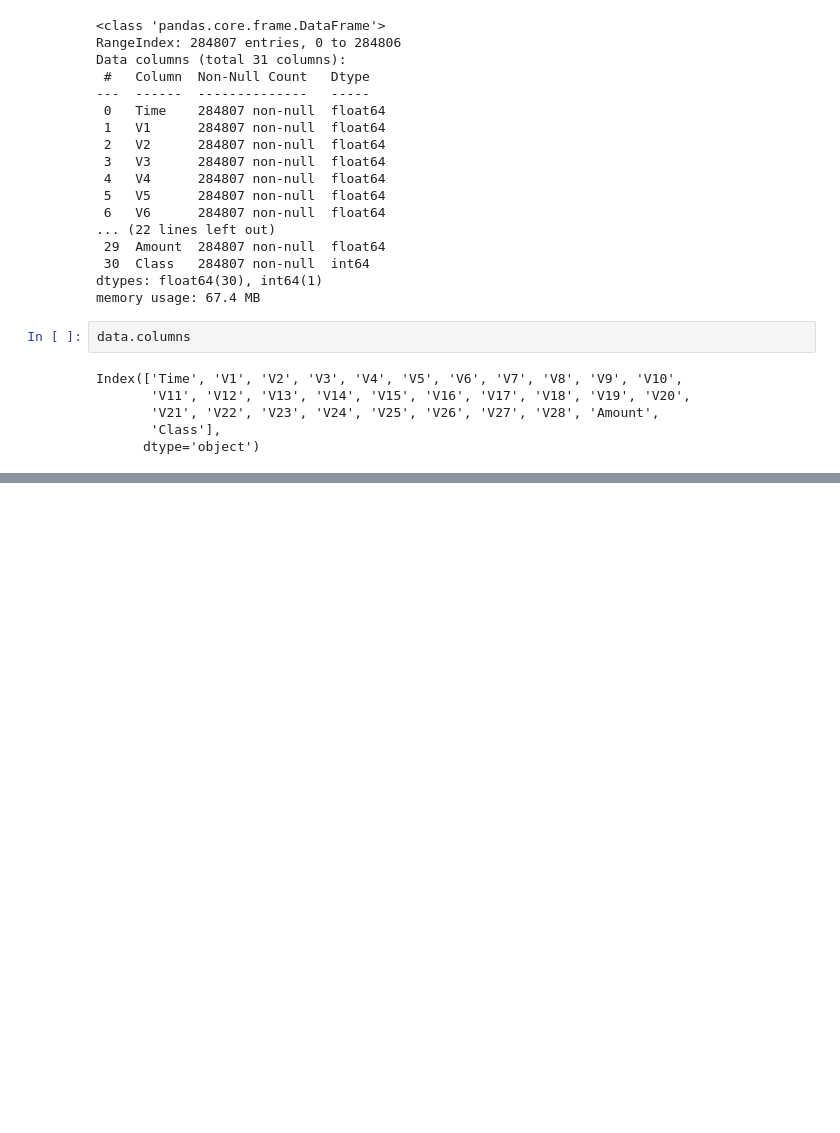
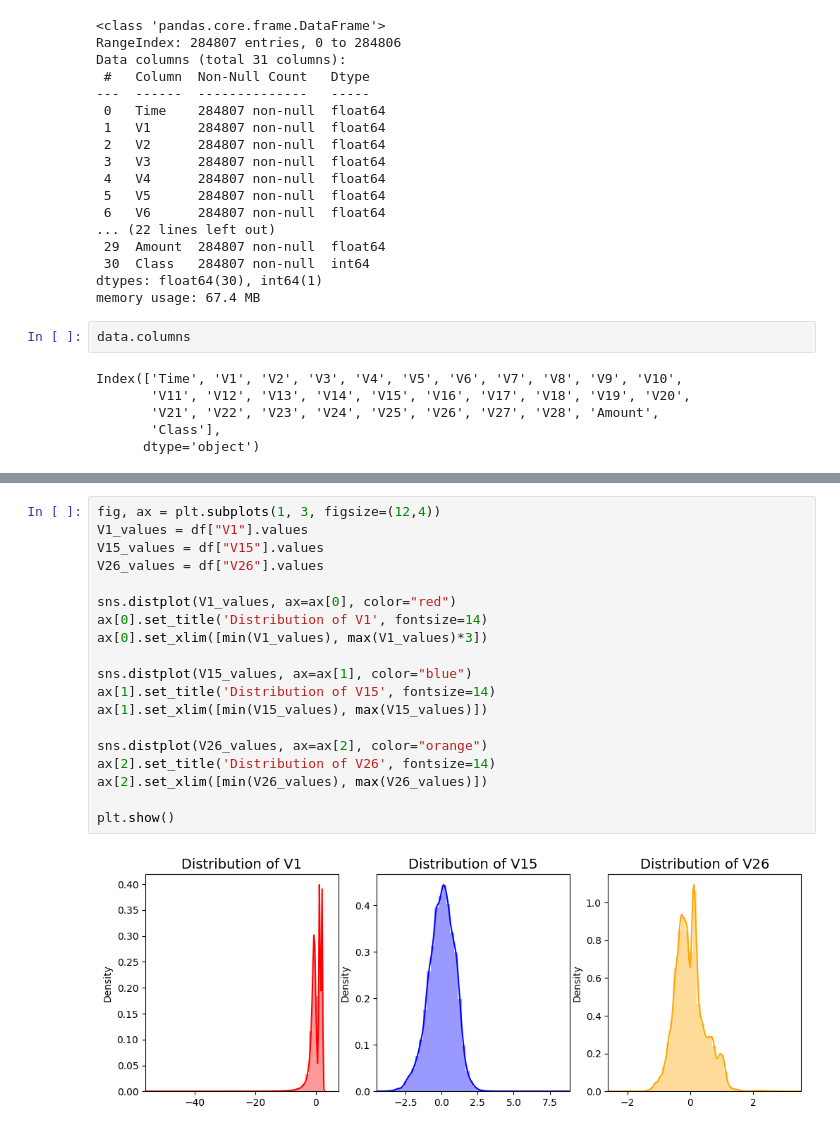
Before and after one commit to MohsseniMahdi/anomguard, a Jupyter notebook: notebooks/notebook_manju.ipynb, the cells around one changed output, grey strips where cells are left out. Saved outputs shown, nothing was run; the diff lists cells and outputs as text; blank space fills up the shorter version.

```diff
--- a/notebooks/notebook_manju.ipynb
+++ b/notebooks/notebook_manju.ipynb
@@ -109,0 +225,21 @@ data[['Amount_Log', 'V1_V2_interaction']] = scaler.fit_transform(data[['Amount_L
+# %%
+fig, ax = plt.subplots(1, 3, figsize=(12,4))
+V1_values = df["V1"].values
+V15_values = df["V15"].values
+V26_values = df["V26"].values
+
+sns.distplot(V1_values, ax=ax[0], color="red")
+ax[0].set_title('Distribution of V1', fontsize=14)
+ax[0].set_xlim([min(V1_values), max(V1_values)*3])
+
+sns.distplot(V15_values, ax=ax[1], color="blue")
+ax[1].set_title('Distribution of V15', fontsize=14)
+ax[1].set_xlim([min(V15_values), max(V15_values)])
+
+sns.distplot(V26_values, ax=ax[2], color="orange")
+ax[2].set_title('Distribution of V26', fontsize=14)
+ax[2].set_xlim([min(V26_values), max(V26_values)])
+
+plt.show()
+# %% [output]
+[figure, added]
```
Also changed, not shown: parts of 30 cells of this notebook, 3 other files.
